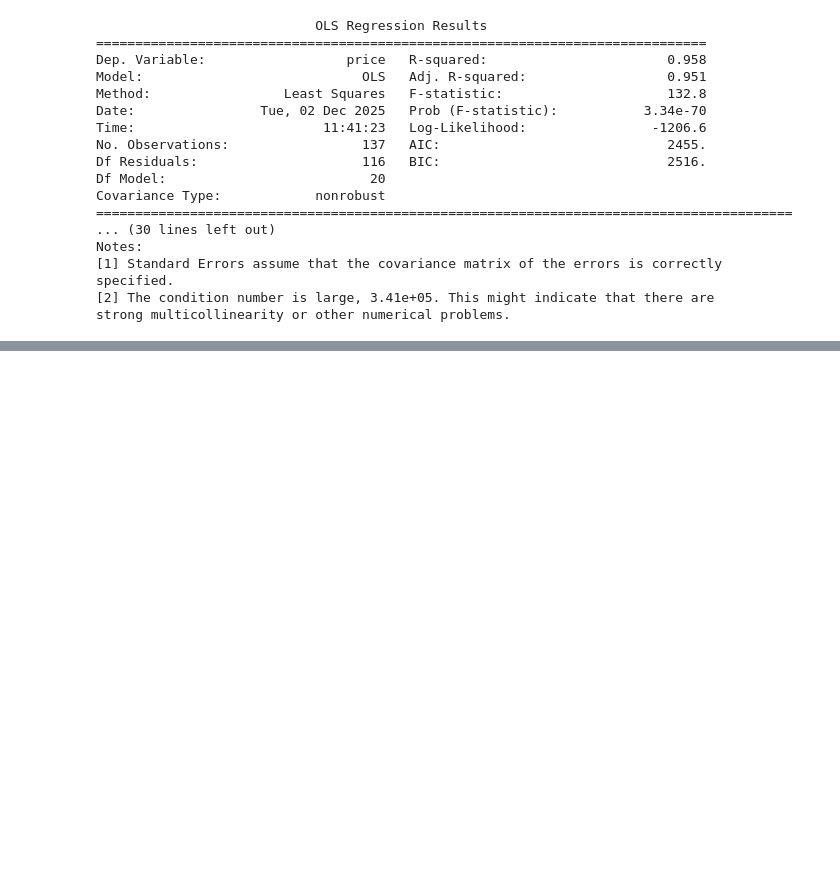
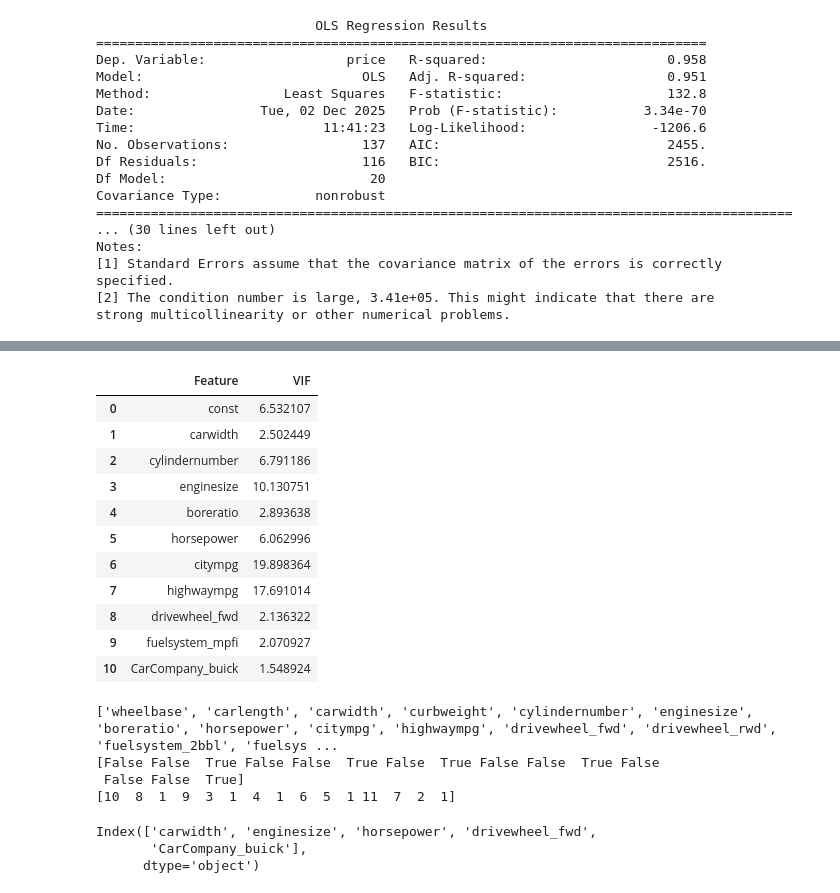
Before and after one commit to JXPJXT/MLNoteBooks, a Jupyter notebook: LinearRegression.ipynb, the cells around one changed output, grey strips where cells are left out. Saved outputs shown, nothing was run; the diff lists cells and outputs as text; code cells hidden in the pictures; blank space fills up the shorter version.

```diff
--- a/LinearRegression.ipynb
+++ b/LinearRegression.ipynb
@@ -692,3 +693,10 @@ Notes:
 [1] Standard Errors assume that the covariance matrix of the errors is correctly specified.
 [2] The condition number is large, 3.41e+05. This might indicate that there are
 strong multicollinearity or other numerical problems.
+# %%
+# Find the moderately too highly correlated features with price.
+corr_df= df_new.corr()['price']
+corr_data=corr_df[(corr_df >=0.5)| (corr_df<=-0.5)]
+corr_features= list(corr_data.index)
+corr_features.remove('price')
+corr_features
@@ -694,0 +719,9 @@ strong multicollinearity or other numerical problems.
+# %%
+from sklearn.linear_model import LinearRegression
+from sklearn.feature_selection import RFE
+lr=LinearRegression()
+rfe1= RFE(lr,n_features_to_select=10)
+rfe1.fit(X_train[corr_features],y_train)
+print(corr_features)
+print(rfe1.support_)
+print(rfe1.ranking_)
@@ -694,0 +733,4 @@ strong multicollinearity or other numerical problems.
+# %%
+# Look at the features selected.
+rfe1_features= X_train[corr_features].columns[rfe1.support_]
+rfe1_features
@@ -694,0 +742,6 @@ strong multicollinearity or other numerical problems.
+# %%
+# Check for multicollinearity.
+X_train_rfe1= X_train[rfe1_features]
+X_train_rfe1_sm = sm.add_constant(X_train_rfe1)
+lr = sm.OLS(y_train, X_train_rfe1_sm).fit()
+print(lr.summary())
@@ -694,0 +766,37 @@ strong multicollinearity or other numerical problems.
+# %%
+vif=pd.DataFrame()
+vif['Feature']= X_train_rfe1_sm.columns
+vif['VIF']=[variance_inflation_factor(X_train_rfe1_sm.values,i) for i in range(X_train_rfe1_sm.shape[1])]
+vif
+# %% [output]
+|  | Feature | VIF |
+| 0 | const | 6.532107 |
+| 1 | carwidth | 2.502449 |
+| 2 | cylindernumber | 6.791186 |
+| 3 | enginesize | 10.130751 |
+| 4 | boreratio | 2.893638 |
+| 5 | horsepower | 6.062996 |
+| 6 | citympg | 19.898364 |
+| 7 | highwaympg | 17.691014 |
+| 8 | drivewheel_fwd | 2.136322 |
+| 9 | fuelsystem_mpfi | 2.070927 |
+| 10 | CarCompany_buick | 1.548924 |
+# %%
+lr2=LinearRegression()
+rfe2= RFE(lr2,n_features_to_select=5)
+rfe2.fit(X_train[corr_features],y_train)
+print(corr_features)
+print(rfe2.support_)
+print(rfe2.ranking_)
+# %% [output]
+['wheelbase', 'carlength', 'carwidth', 'curbweight', 'cylindernumber', 'enginesize', 'boreratio', 'horsepower', 'citympg', 'highwaympg', 'drivewheel_fwd', 'drivewheel_rwd', 'fuelsystem_2bbl', 'fuelsys ...
+[False False  True False False  True False  True False False  True False
+ False False  True]
+[10  8  1  9  3  1  4  1  6  5  1 11  7  2  1]
+# %%
+rfe2_features= X_train[corr_features].columns[rfe2.support_]
+rfe2_features
+# %% [output]
+Index(['carwidth', 'enginesize', 'horsepower', 'drivewheel_fwd',
+       'CarCompany_buick'],
+      dtype='object')
```
Also changed, not shown: parts of 12 cells of this notebook.
